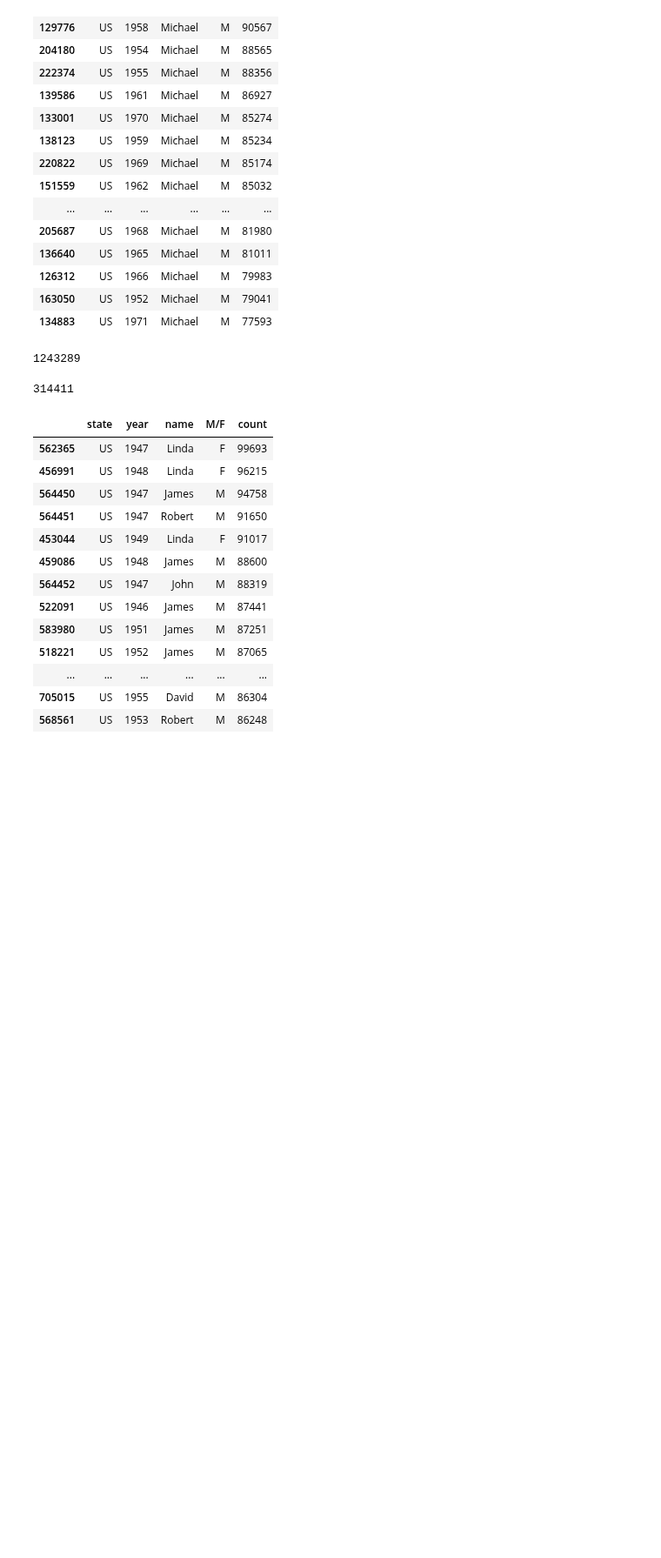
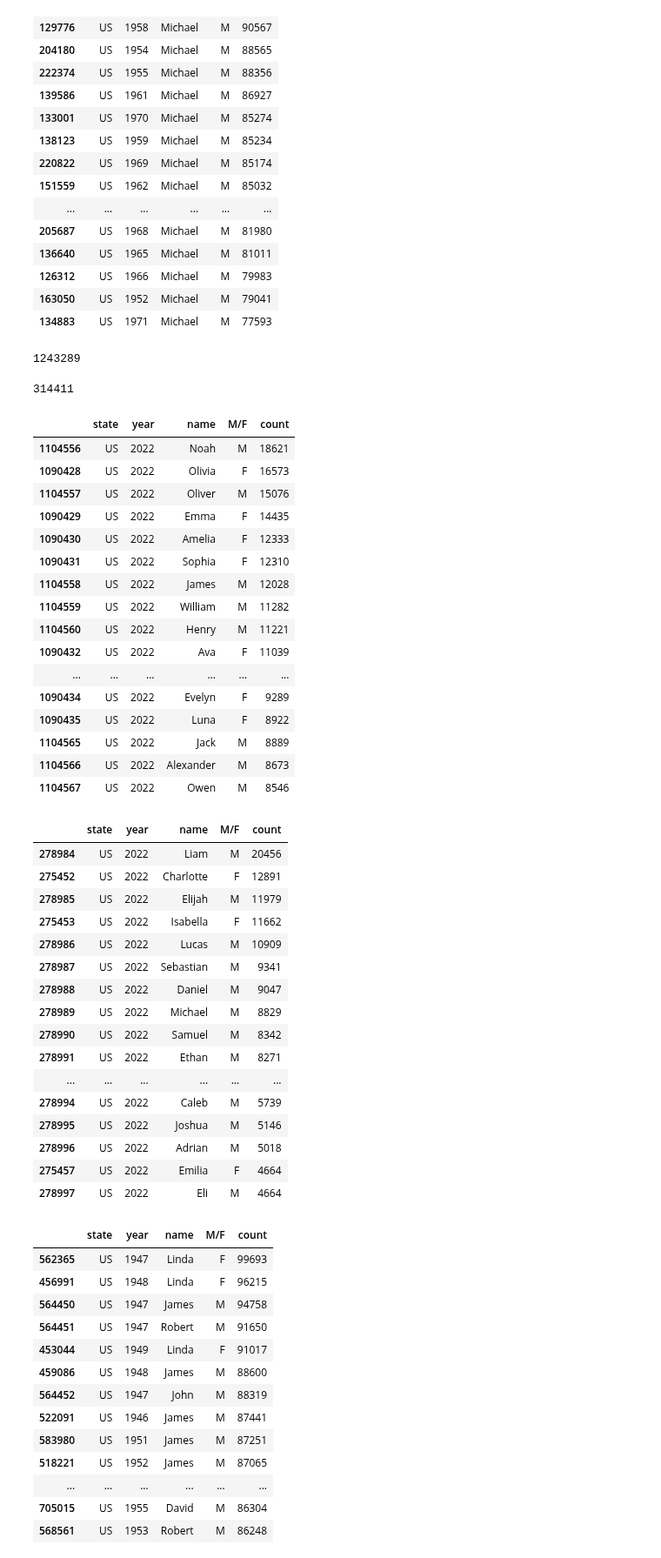
Before and after one commit to paulsch1/capstone, a Jupyter notebook: cap6_train_test_split.ipynb, the cells around one changed output. Shown at 87% size. Drawn from its saved outputs; the diff is of its cells as text; code cells hidden in the pictures; blank space fills up the shorter version.

```diff
--- a/cap6_train_test_split.ipynb
+++ b/cap6_train_test_split.ipynb
@@ -67,4 +72,42 @@ display(len(holdout))
 | 134883 | US | 1971 | Michael | M | 77593 |
 1243289
 314411
+# %%
+display(traintestval[traintestval['year'] == 2022].sort_values(by='count', ascending=False).head(20))
+display(holdout[holdout['year'] == 2022].sort_values(by='count', ascending=False).head(20))
+# %% [output]
+|  | state | year | name | M/F | count |
+| 1104556 | US | 2022 | Noah | M | 18621 |
+| 1090428 | US | 2022 | Olivia | F | 16573 |
+| 1104557 | US | 2022 | Oliver | M | 15076 |
+| 1090429 | US | 2022 | Emma | F | 14435 |
+| 1090430 | US | 2022 | Amelia | F | 12333 |
+| 1090431 | US | 2022 | Sophia | F | 12310 |
+| 1104558 | US | 2022 | James | M | 12028 |
+| 1104559 | US | 2022 | William | M | 11282 |
+| 1104560 | US | 2022 | Henry | M | 11221 |
+| 1090432 | US | 2022 | Ava | F | 11039 |
+| ... | ... | ... | ... | ... | ... |
+| 1090434 | US | 2022 | Evelyn | F | 9289 |
+| 1090435 | US | 2022 | Luna | F | 8922 |
+| 1104565 | US | 2022 | Jack | M | 8889 |
+| 1104566 | US | 2022 | Alexander | M | 8673 |
+| 1104567 | US | 2022 | Owen | M | 8546 |
+|  | state | year | name | M/F | count |
+| 278984 | US | 2022 | Liam | M | 20456 |
+| 275452 | US | 2022 | Charlotte | F | 12891 |
+| 278985 | US | 2022 | Elijah | M | 11979 |
+| 275453 | US | 2022 | Isabella | F | 11662 |
+| 278986 | US | 2022 | Lucas | M | 10909 |
+| 278987 | US | 2022 | Sebastian | M | 9341 |
+| 278988 | US | 2022 | Daniel | M | 9047 |
+| 278989 | US | 2022 | Michael | M | 8829 |
+| 278990 | US | 2022 | Samuel | M | 8342 |
+| 278991 | US | 2022 | Ethan | M | 8271 |
+| ... | ... | ... | ... | ... | ... |
+| 278994 | US | 2022 | Caleb | M | 5739 |
+| 278995 | US | 2022 | Joshua | M | 5146 |
+| 278996 | US | 2022 | Adrian | M | 5018 |
+| 275457 | US | 2022 | Emilia | F | 4664 |
+| 278997 | US | 2022 | Eli | M | 4664 |
 # %%
```
Also changed, not shown: parts of 5 cells of this notebook.
